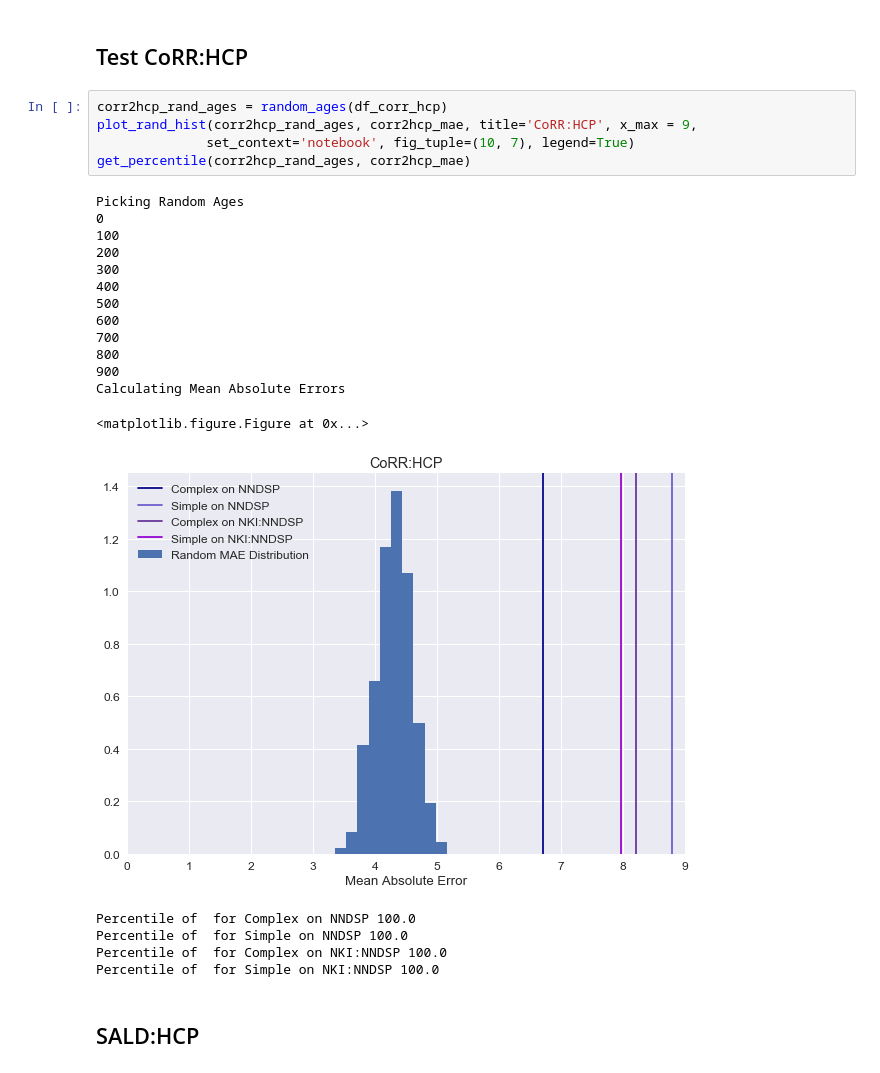
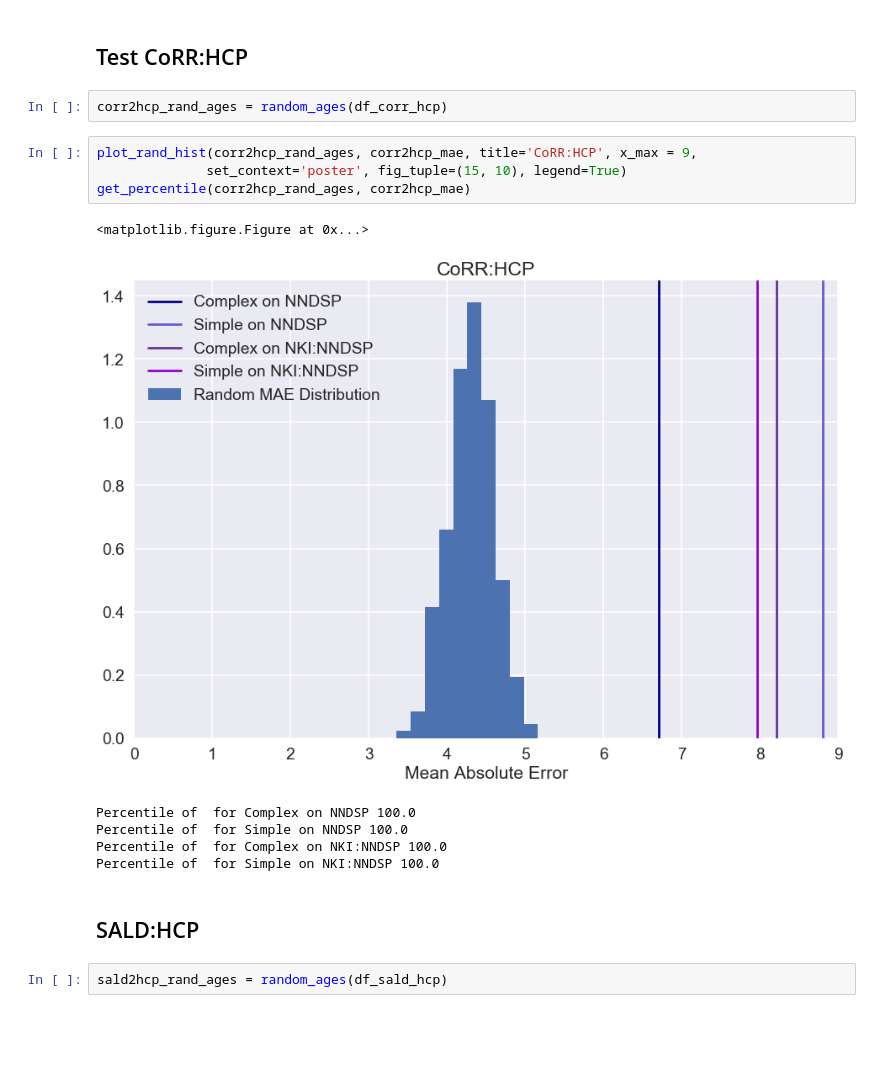
Before and after one commit to niniko1997/NNDSP, a Jupyter notebook: anal/analysis_notebooks/follow_up_analysis/hypothesis_1.ipynb, the cells around one changed output. Cells and saved outputs as stored; diff of their text form; blank space fills up the shorter version.

```diff
--- a/anal/analysis_notebooks/follow_up_analysis/hypothesis_1.ipynb
+++ b/anal/analysis_notebooks/follow_up_analysis/hypothesis_1.ipynb
@@ -739,30 +739,21 @@ Percentile of  for Complex on CoRR:NNDSP 100.0
 Percentile of  for Simple on CoRR:NNDSP 100.0
 # %% [markdown]
 ## Test CoRR:HCP
+# %%
+corr2hcp_rand_ages = random_ages(df_corr_hcp)
 # %%
-corr2hcp_rand_ages = random_ages(df_corr_hcp)
 plot_rand_hist(corr2hcp_rand_ages, corr2hcp_mae, title='CoRR:HCP', x_max = 9,
-              set_context='notebook', fig_tuple=(10, 7), legend=True)
+              set_context='poster', fig_tuple=(15, 10), legend=True)
 get_percentile(corr2hcp_rand_ages, corr2hcp_mae)
 # %% [output]
-Picking Random Ages
-0
-100
-200
-300
-400
-500
-600
-700
-800
-900
-Calculating Mean Absolute Errors
+<matplotlib.figure.Figure at 0x...>
+[figure, new version]
-<matplotlib.figure.Figure at 0x...>
+Percentile of  for Complex on NNDSP 100.0
+Percentile of  for Simple on NNDSP 100.0
+Percentile of  for Complex on NKI:NNDSP 100.0
+Percentile of  for Simple on NKI:NNDSP 100.0
-[figure, old version]
-Percentile of  for Complex on NNDSP 100.0
-Percentile of  for Simple on NNDSP 100.0
-Percentile of  for Complex on NKI:NNDSP 100.0
-Percentile of  for Simple on NKI:NNDSP 100.0
 # %% [markdown]
 ## SALD:HCP
+# %%
+sald2hcp_rand_ages = random_ages(df_sald_hcp)
 # %%
```
Also changed, not shown: parts of 3 cells of this notebook, 1 other file.
